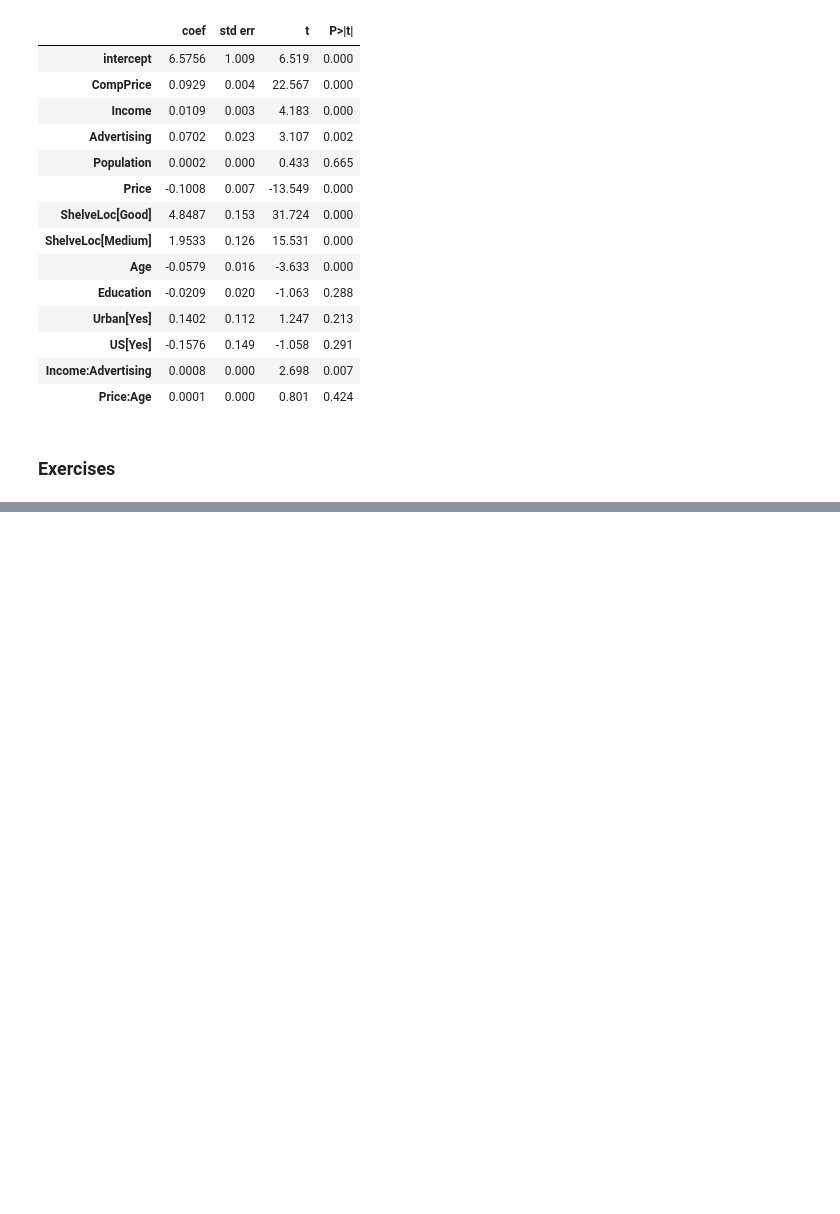
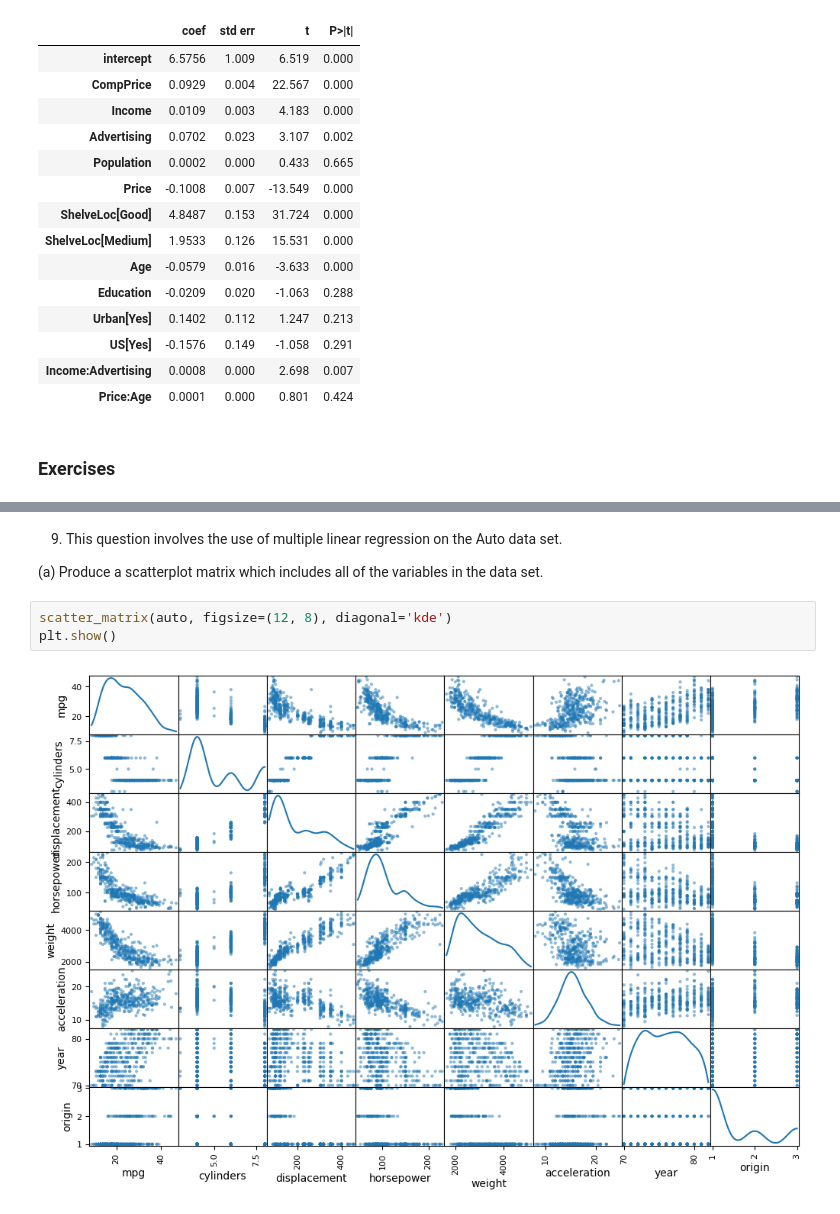
Before and after one commit to neilpaulmartin/isl, a Jupyter notebook: ch3.ipynb, the cells around one changed output, grey strips where cells are left out. Saved outputs shown, nothing was run; the diff lists cells and outputs as text; blank space fills up the shorter version.

```diff
--- a/ch3.ipynb
+++ b/ch3.ipynb
@@ -406,0 +552,10 @@ summarize(model.fit())
+# %% [markdown]
+9. This question involves the use of multiple linear regression on the
+Auto data set.
+
+(a) Produce a scatterplot matrix which includes all of the variables in the data set.
+# %%
+scatter_matrix(auto, figsize=(12, 8), diagonal='kde')
+plt.show()
+# %% [output]
+[figure, added]
```
Also changed, not shown: parts of 17 cells of this notebook, 2 other files.
